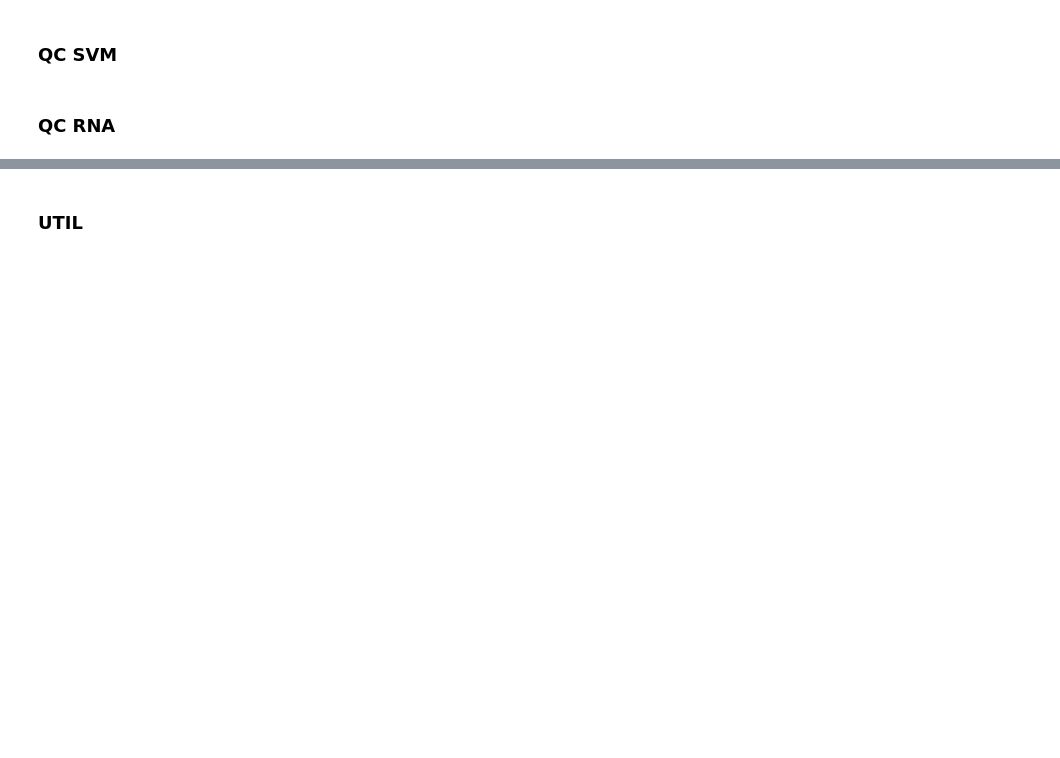
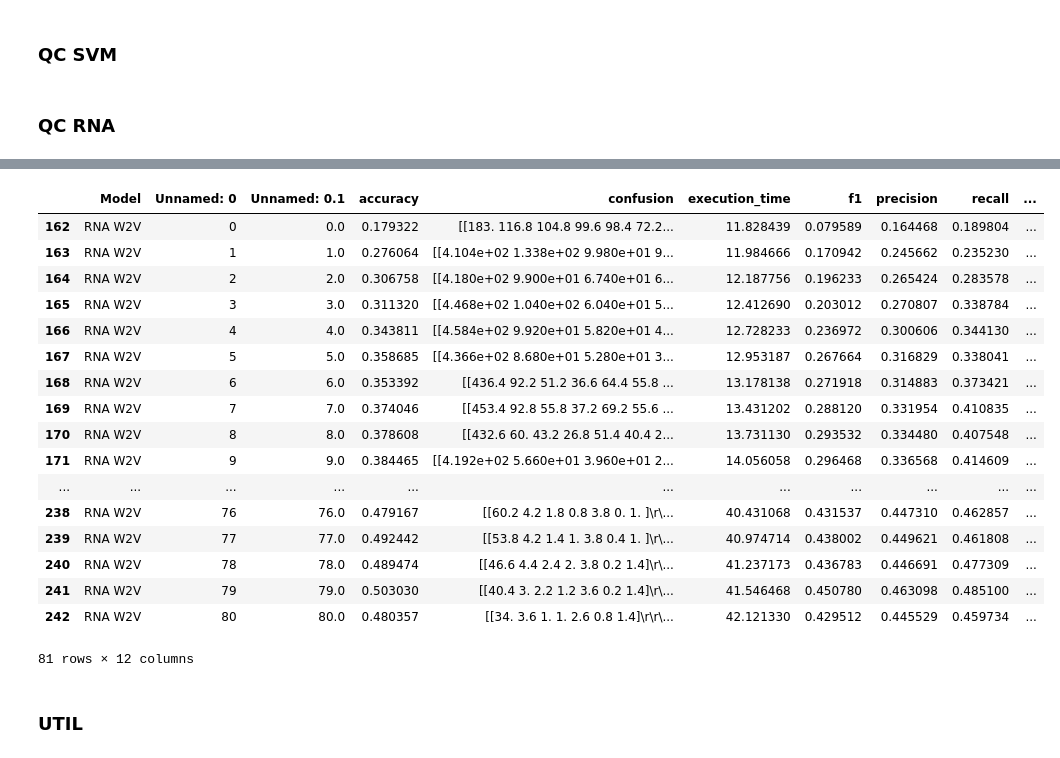
Before and after one commit to eduardogc8/qc-hybrid, a Jupyter notebook: plots.ipynb, the cells around one changed output, grey strips where cells are left out. Cells and saved outputs as stored; diff of their text form; code cells hidden in the pictures; blank space fills up the shorter version.

```diff
--- a/plots.ipynb
+++ b/plots.ipynb
@@ -49,0 +103,2 @@ my_plot_(df, metric='f1', ylabel='F1-Score', path_save='qc_*.eps')
+# %%
+df.loc[df['execution_time'] > 50, 'execution_time'] = 27.912165
@@ -49,0 +131,2 @@ my_plot_(df, metric='f1', ylabel='F1-Score', path_save='qc_*.eps')
+# %%
+df['execution_time'] = df['execution_time'].replace(445.314512, 10.988052)
@@ -50,2 +135,23 @@ my_plot_(df, metric='f1', ylabel='F1-Score', path_save='qc_*.eps')
+# %%
+df[df.Model == 'RNA W2V']
+# %% [output]
+|  | Model | Unnamed: 0 | Unnamed: 0.1 | accuracy | confusion | execution_time | f1 | precision | recall | ... |
+| 162 | RNA W2V | 0 | 0.0 | 0.179322 | [[183. 116.8 104.8 99.6 98.4 72.2... | 11.828439 | 0.079589 | 0.164468 | 0.189804 | ... |
+| 163 | RNA W2V | 1 | 1.0 | 0.276064 | [[4.104e+02 1.338e+02 9.980e+01 9... | 11.984666 | 0.170942 | 0.245662 | 0.235230 | ... |
+| 164 | RNA W2V | 2 | 2.0 | 0.306758 | [[4.180e+02 9.900e+01 6.740e+01 6... | 12.187756 | 0.196233 | 0.265424 | 0.283578 | ... |
+| 165 | RNA W2V | 3 | 3.0 | 0.311320 | [[4.468e+02 1.040e+02 6.040e+01 5... | 12.412690 | 0.203012 | 0.270807 | 0.338784 | ... |
+| 166 | RNA W2V | 4 | 4.0 | 0.343811 | [[4.584e+02 9.920e+01 5.820e+01 4... | 12.728233 | 0.236972 | 0.300606 | 0.344130 | ... |
+| 167 | RNA W2V | 5 | 5.0 | 0.358685 | [[4.366e+02 8.680e+01 5.280e+01 3... | 12.953187 | 0.267664 | 0.316829 | 0.338041 | ... |
+| 168 | RNA W2V | 6 | 6.0 | 0.353392 | [[436.4 92.2 51.2 36.6 64.4 55.8 ... | 13.178138 | 0.271918 | 0.314883 | 0.373421 | ... |
+| 169 | RNA W2V | 7 | 7.0 | 0.374046 | [[453.4 92.8 55.8 37.2 69.2 55.6 ... | 13.431202 | 0.288120 | 0.331954 | 0.410835 | ... |
+| 170 | RNA W2V | 8 | 8.0 | 0.378608 | [[432.6 60. 43.2 26.8 51.4 40.4 2... | 13.731130 | 0.293532 | 0.334480 | 0.407548 | ... |
+| 171 | RNA W2V | 9 | 9.0 | 0.384465 | [[4.192e+02 5.660e+01 3.960e+01 2... | 14.056058 | 0.296468 | 0.336568 | 0.414609 | ... |
+| ... | ... | ... | ... | ... | ... | ... | ... | ... | ... | ... |
+| 238 | RNA W2V | 76 | 76.0 | 0.479167 | [[60.2 4.2 1.8 0.8 3.8 0. 1. ]\r\... | 40.431068 | 0.431537 | 0.447310 | 0.462857 | ... |
+| 239 | RNA W2V | 77 | 77.0 | 0.492442 | [[53.8 4.2 1.4 1. 3.8 0.4 1. ]\r\... | 40.974714 | 0.438002 | 0.449621 | 0.461808 | ... |
+| 240 | RNA W2V | 78 | 78.0 | 0.489474 | [[46.6 4.4 2.4 2. 3.8 0.2 1.4]\r\... | 41.237173 | 0.436783 | 0.446691 | 0.477309 | ... |
+| 241 | RNA W2V | 79 | 79.0 | 0.503030 | [[40.4 3. 2.2 1.2 3.6 0.2 1.4]\r\... | 41.546468 | 0.450780 | 0.463098 | 0.485100 | ... |
+| 242 | RNA W2V | 80 | 80.0 | 0.480357 | [[34. 3.6 1. 1. 2.6 0.8 1.4]\r\r\... | 42.121330 | 0.429512 | 0.445529 | 0.459734 | ... |
+81 rows × 12 columns
 # %% [markdown]
 ### UTIL
```
Also changed, not shown: parts of 41 cells of this notebook, 58 other files.
